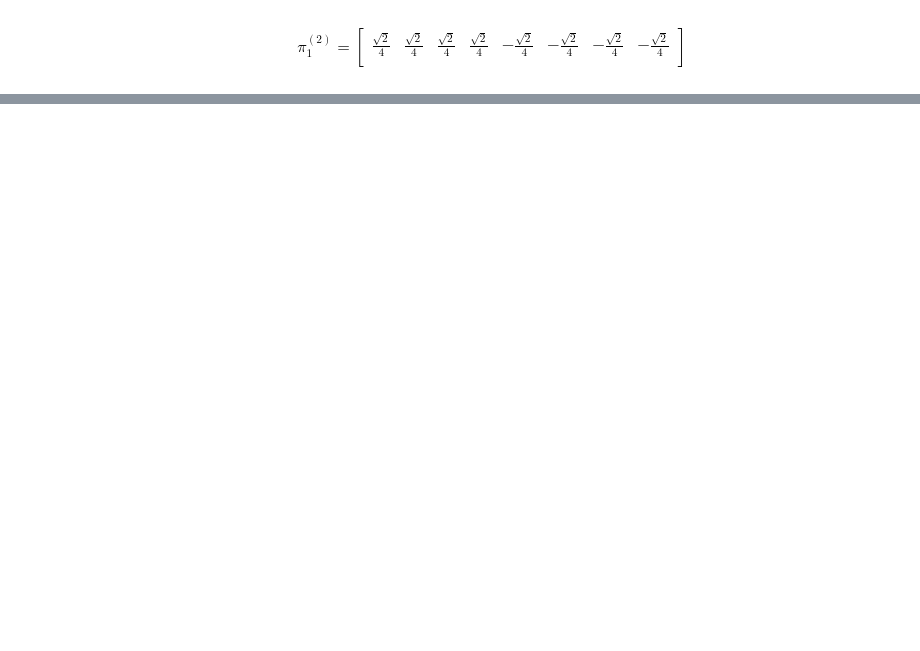
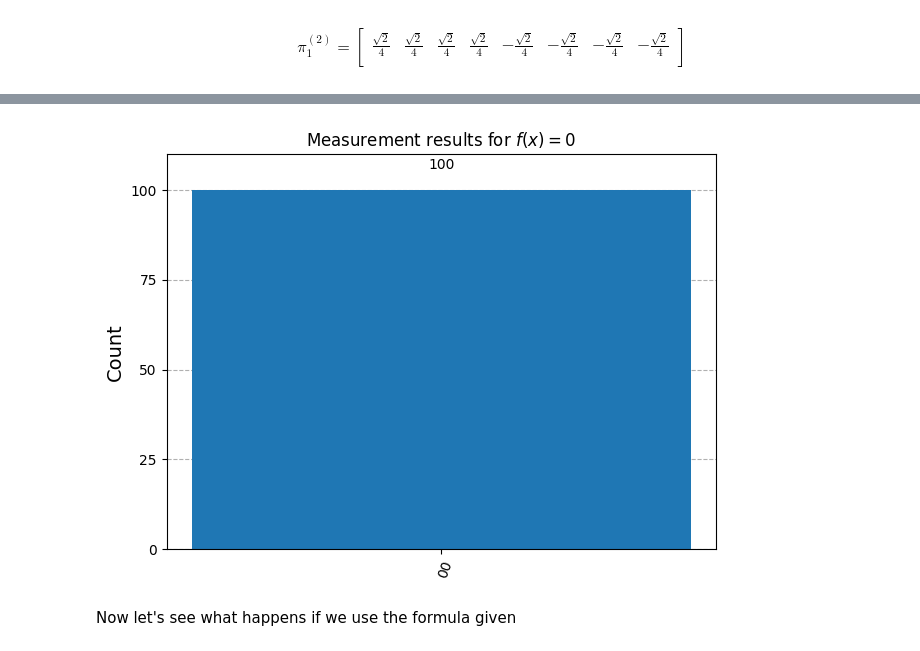
Before and after one commit to omardtl24/QCP2025-2, a Jupyter notebook: Exercises/Exercises_set_7.ipynb, the cells around one changed output, grey strips where cells are left out. Saved outputs shown, nothing was run; the diff lists cells and outputs as text; code cells hidden in the pictures; blank space fills up the shorter version.

```diff
--- a/Exercises/Exercises_set_7.ipynb
+++ b/Exercises/Exercises_set_7.ipynb
@@ -348,0 +582,10 @@ $$
+# %%
+sim = AerSimulator()
+compiled_qc = transpile(qc_0, sim)
+result = sim.run(compiled_qc, shots=100).result()
+counts = result.get_counts()
+plot_histogram(counts, title='Measurement results for $f(x)=0$')
+# %% [output]
+[figure, added]
+# %% [markdown]
+Now let's see what happens if we use the formula given
```
Also changed, not shown: parts of 18 cells of this notebook.
